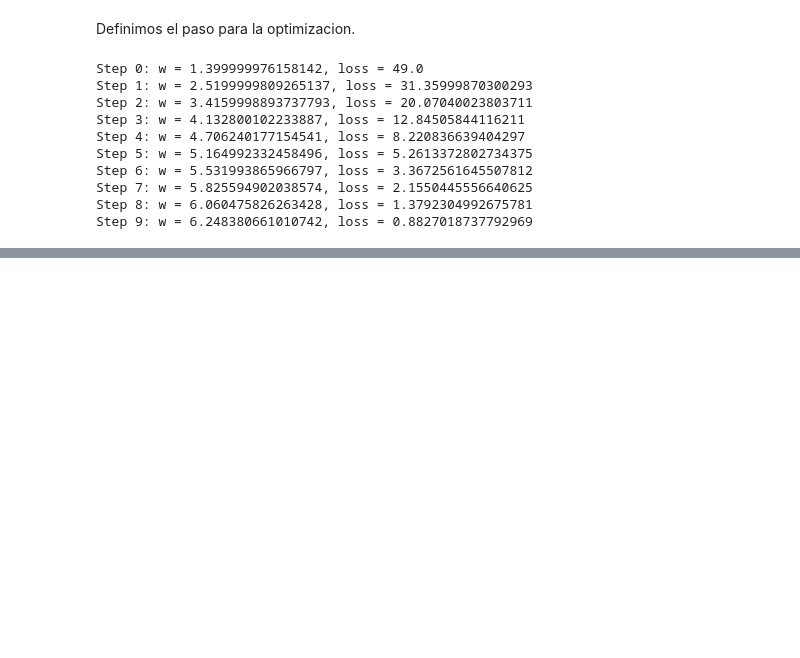
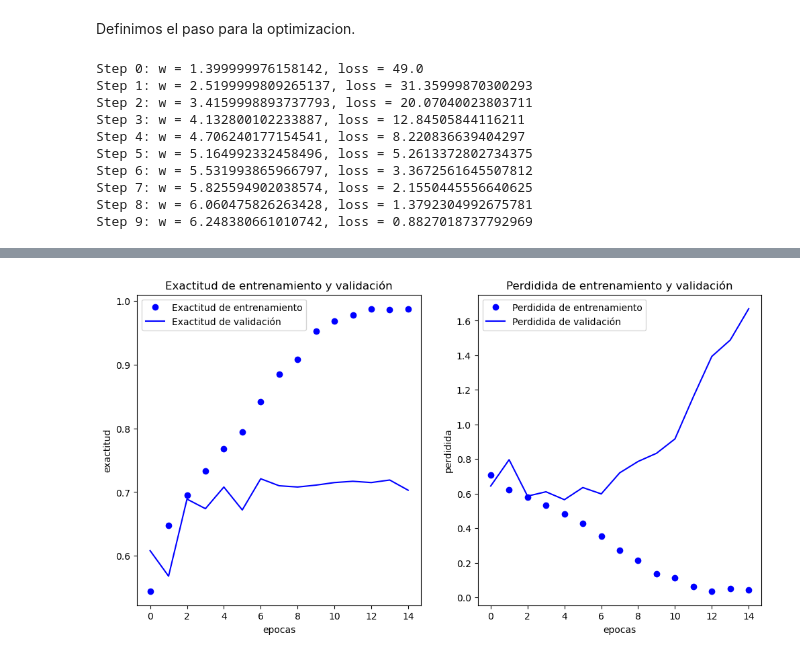
Before and after one commit to MarkusRabus/tensorflow, a Jupyter notebook: Intro_TF.ipynb, the cells around one changed output, grey strips where cells are left out. Cells and saved outputs as stored; diff of their text form; code cells hidden in the pictures; blank space fills up the shorter version.

```diff
--- a/Intro_TF.ipynb
+++ b/Intro_TF.ipynb
@@ -68,0 +382,30 @@ Step 9: w = 6.248380661010742, loss = 0.8827018737792969
+# %%
+def plot_loss_acc(entrenamiento):
+
+    acc = entrenamiento.history['accuracy']
+    val_acc = entrenamiento.history['val_accuracy']
+    loss = entrenamiento.history['loss']
+    val_loss = entrenamiento.history['val_loss']
+
+    epochs = range(len(acc))
+
+    fig, ax = plt.subplots(1,2, figsize=(12, 6))
+    ax[0].plot(epochs, acc, 'bo', label='Exactitud de entrenamiento')
+    ax[0].plot(epochs, val_acc, 'b', label='Exactitud de validación')
+    ax[0].set_title('Exactitud de entrenamiento y validación')
+    ax[0].set_xlabel('epocas')
+    ax[0].set_ylabel('exactitud')
+    ax[0].legend()
+
+    ax[1].plot(epochs, loss, 'bo', label='Perdidida de entrenamiento')
+    ax[1].plot(epochs, val_loss, 'b', label='Perdidida de validación')
+    ax[1].set_title('Perdidida de entrenamiento y validación')
+    ax[1].set_xlabel('epocas')
+    ax[1].set_ylabel('perdidida')
+    ax[1].legend()
+
+    plt.show()
+
+plot_loss_acc(entrenamiento)
+# %% [output]
+[figure, added]
```
Also changed, not shown: parts of 50 cells of this notebook, 1 other file.
